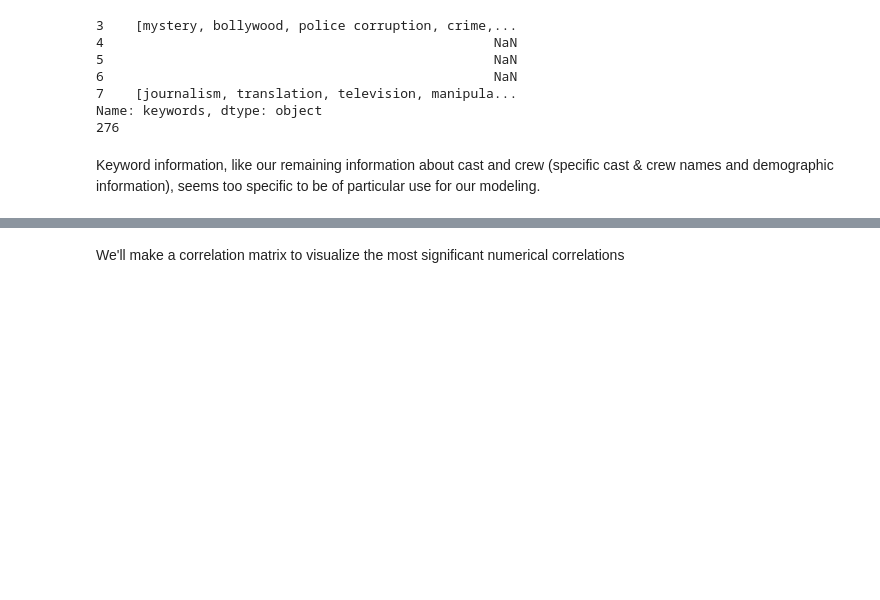
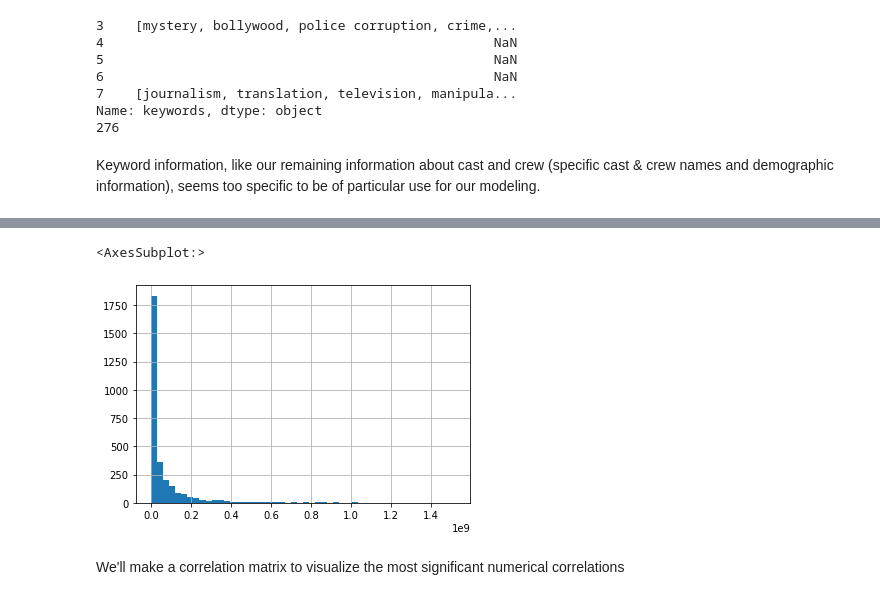
Before and after one commit to mrrosss/Springboard, a Jupyter notebook: Movies/EDA.ipynb, the cells around one changed output, grey strips where cells are left out. Cells and saved outputs as stored; diff of their text form; code cells hidden in the pictures; blank space fills up the shorter version.

```diff
--- a/Movies/EDA.ipynb
+++ b/Movies/EDA.ipynb
@@ -255,4 +261,9 @@ Index(['budget', 'popularity', 'runtime', 'revenue', 'homepage_bool',
       dtype='object')
+# %%
+(df['revenue']).hist(bins=50)
+# %% [output]
+<AxesSubplot:>
+[figure, added]
 # %% [markdown]
 We'll make a correlation matrix to visualize the most significant numerical correlations
 # %%
```
Also changed, not shown: parts of 17 cells of this notebook.
